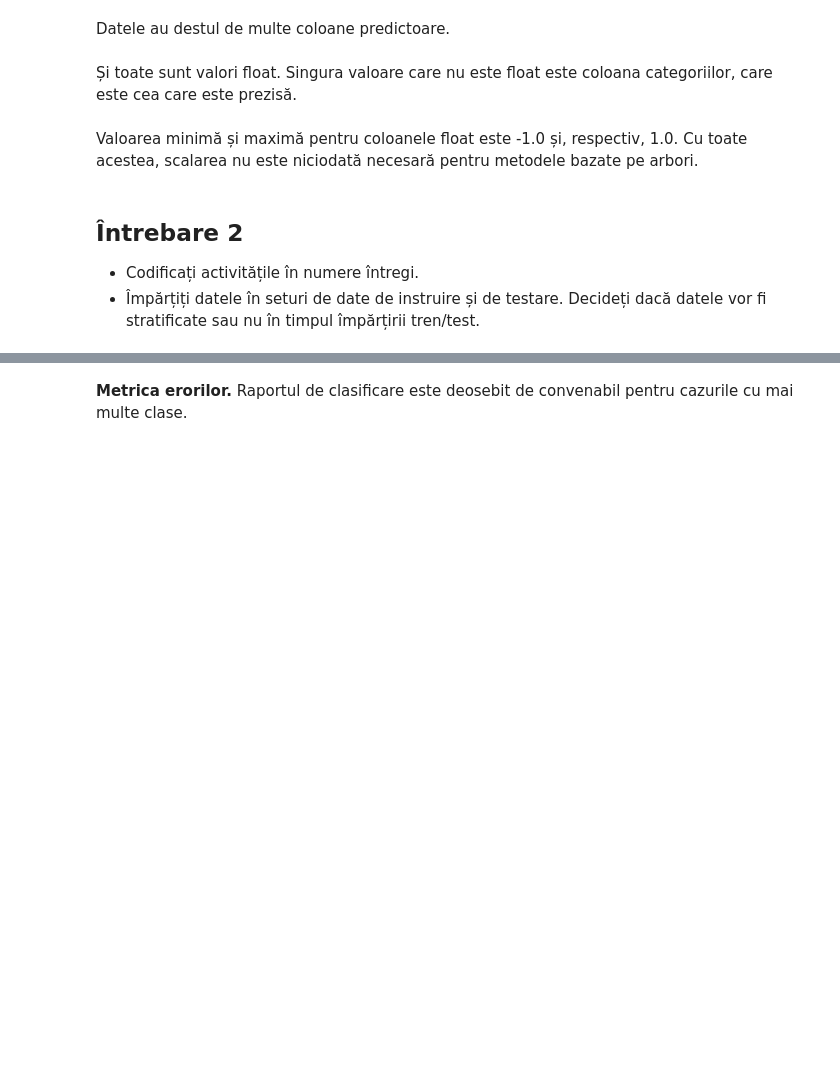
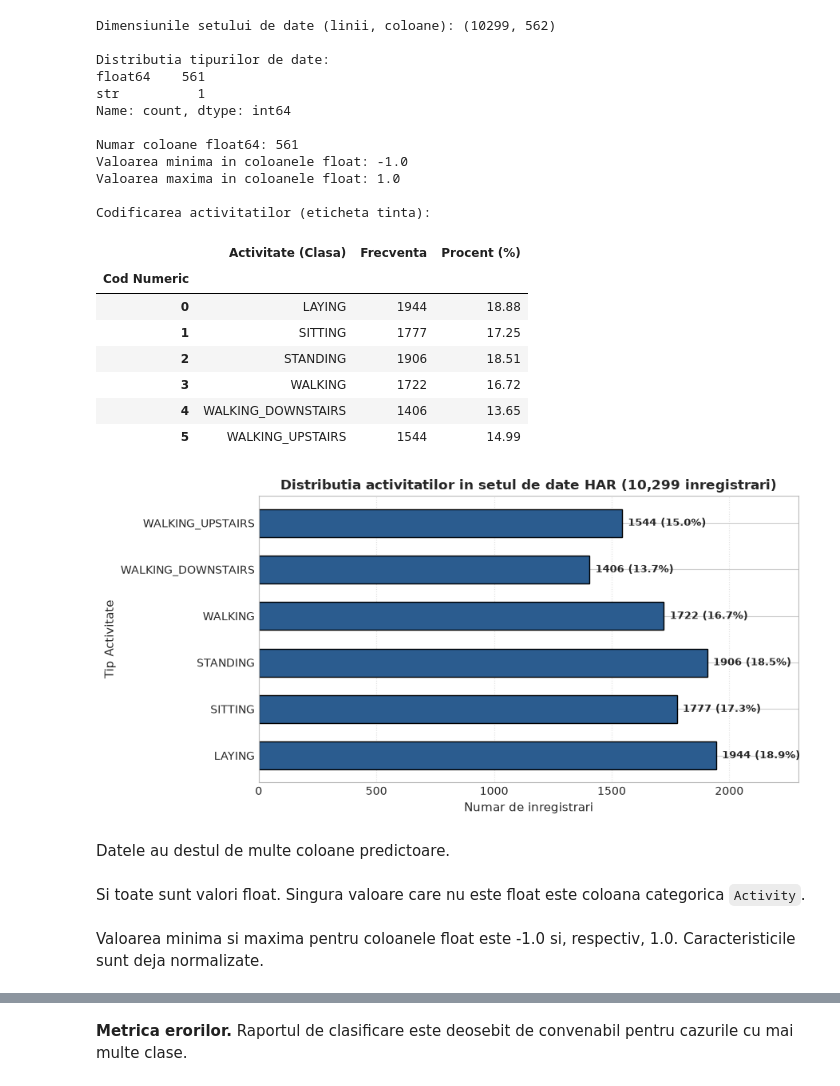
Before and after one commit to yettensyvus/ML-labs, a Jupyter notebook: lab09-10/Ro_10_Boosting_and_Stacking_Exercises.ipynb, the cells around one changed output, grey strips where cells are left out. Drawn from its saved outputs; the diff is of its cells as text; code cells hidden in the pictures; blank space fills up the shorter version.

```diff
--- a/lab09-10/Ro_10_Boosting_and_Stacking_Exercises.ipynb
+++ b/lab09-10/Ro_10_Boosting_and_Stacking_Exercises.ipynb
@@ -50,12 +69,75 @@ data = pd.read_csv(filepath, sep=',')
+# %%
+# 1. Incarcarea setului de date HAR
+filepath = os.sep.join(data_path + ['Human_Activity_Recognition_Using_Smartphones_Data.csv'])
+data = pd.read_csv(filepath)
+
+print("Dimensiunile setului de date (linii, coloane):", data.shape)
+print("\nDistributia tipurilor de date:")
+print(data.dtypes.value_counts())
+
+# 2. Inspectarea coloanelor numerice (float)
+float_cols = data.select_dtypes(include=['float64']).columns
+min_val = data[float_cols].min().min()
+max_val = data[float_cols].max().max()
+print(f"\nNumar coloane float64: {len(float_cols)}")
+print(f"Valoarea minima in coloanele float: {min_val}")
+print(f"Valoarea maxima in coloanele float: {max_val}")
+
+# 3. Codificarea etichetelor activitatilor cu LabelEncoder
+le = LabelEncoder()
+data['Activity'] = le.fit_transform(data['Activity'])
+
+activity_counts = [(data['Activity'] == i).sum() for i in range(len(le.classes_))]
+label_mapping = pd.DataFrame({
+    'Cod Numeric': range(len(le.classes_)),
+    'Activitate (Clasa)': le.classes_,
+    'Frecventa': activity_counts,
+    'Procent (%)': [(c / len(data) * 100) for c in activity_counts]
+}).set_index('Cod Numeric')
+
+print("\nCodificarea activitatilor (eticheta tinta):")
+display(label_mapping.round(2))
+
+# 4. Reprezentarea grafica a distributiei claselor de activitati
+plt.figure(figsize=(9, 4.5))
+bars = plt.barh(le.classes_, activity_counts, color='#2b5c8f', edgecolor='black', height=0.6)
+plt.xlabel('Numar de inregistrari', fontsize=11)
+plt.ylabel('Tip Activitate', fontsize=11)
+plt.title('Distributia activitatilor in setul de date HAR (10,299 inregistrari)', fontsize=12, fontweight='bold')
+for bar in bars:
+    w = bar.get_width()
+    pct = w / len(data) * 100
+    plt.text(w + 25, bar.get_y() + bar.get_height()/2, f'{w} ({pct:.1f}%)', va='center', fontsize=9, fontweight='bold')
+plt.xlim(0, max(activity_counts) * 1.18)
+plt.grid(axis='x', linestyle=':', alpha=0.6)
+plt.tight_layout()
+plt.show()
+# %% [output]
+Dimensiunile setului de date (linii, coloane): (10299, 562)
+
+Distributia tipurilor de date:
+float64    561
+str          1
+Name: count, dtype: int64
+
+Numar coloane float64: 561
+Valoarea minima in coloanele float: -1.0
+Valoarea maxima in coloanele float: 1.0
+
+Codificarea activitatilor (eticheta tinta):
+|  | Activitate (Clasa) | Frecventa | Procent (%) |
+| Cod Numeric |  |  |  |
+| 0 | LAYING | 1944 | 18.88 |
+| 1 | SITTING | 1777 | 17.25 |
+| 2 | STANDING | 1906 | 18.51 |
+| 3 | WALKING | 1722 | 16.72 |
+| 4 | WALKING_DOWNSTAIRS | 1406 | 13.65 |
+| 5 | WALKING_UPSTAIRS | 1544 | 14.99 |
+[figure, added]
 # %% [markdown]
 Datele au destul de multe coloane predictoare.
 # %% [markdown]
-Și toate sunt valori float. Singura valoare care nu este float este coloana categoriilor, care este cea care este prezisă.
+Si toate sunt valori float. Singura valoare care nu este float este coloana categorica `Activity`.
-# %% [markdown]
-Valoarea minimă și maximă pentru coloanele float este -1.0 și, respectiv, 1.0. Cu toate acestea, scalarea nu este niciodată necesară pentru metodele bazate pe arbori.
-# %% [markdown]
-## Întrebare 2
-
-* Codificați activitățile în numere întregi.
-* Împărțiți datele în seturi de date de instruire și de testare. Decideți dacă datele vor fi stratificate sau nu în timpul împărțirii tren/test.
+# %% [markdown]
+Valoarea minima si maxima pentru coloanele float este -1.0 si, respectiv, 1.0. Caracteristicile sunt deja normalizate.
 # %% [markdown]
```
Also changed, not shown: parts of 25 cells of this notebook, 1 other file.
